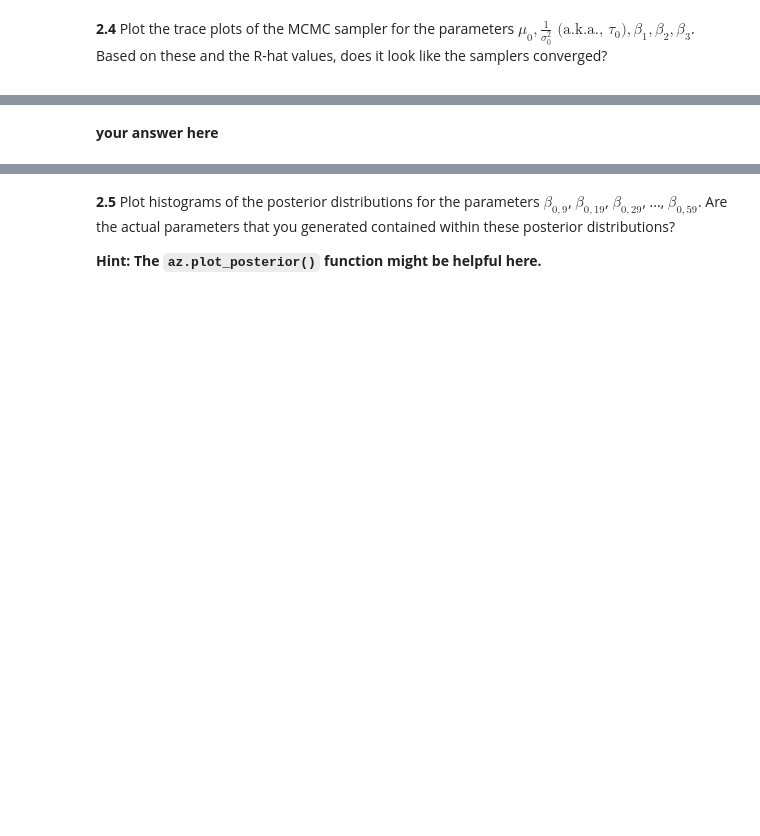
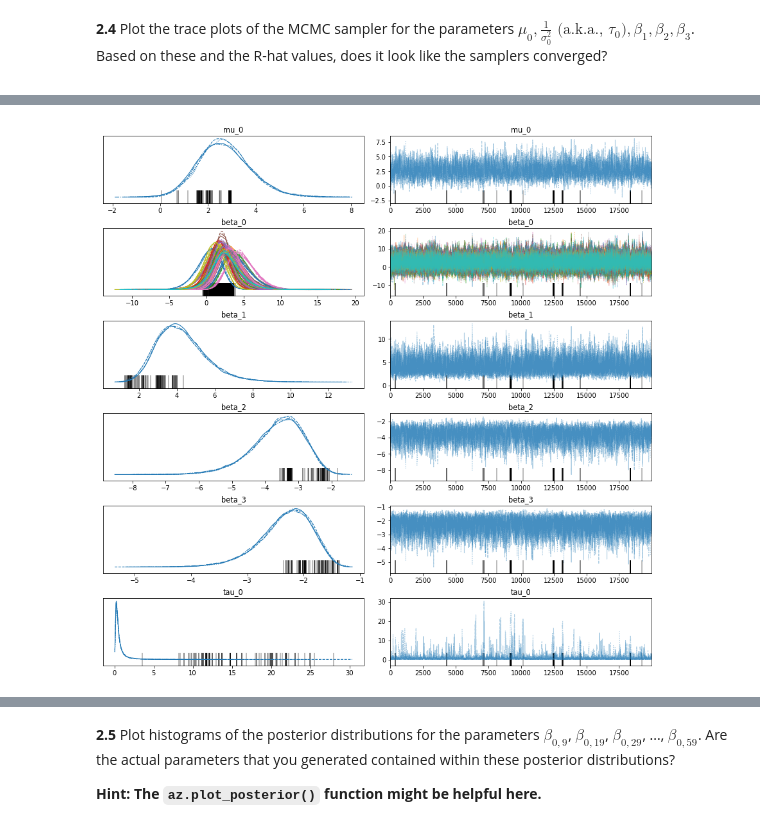
Before and after one commit to sebvargo/cs209b_hw2, a Jupyter notebook: cs109b_hw2.ipynb, the cells around one changed output, grey strips where cells are left out. Cells and saved outputs as stored; diff of their text form; code cells hidden in the pictures; blank space fills up the shorter version.

```diff
--- a/cs109b_hw2.ipynb
+++ b/cs109b_hw2.ipynb
@@ -682,6 +682,13 @@ with Model() as my_linear_model:
     p = logit(logit_p)
     Y_obs = pm.Bernoulli(name = 'Y_obs', logit_p=logit_p, observed = Y)
 
-model_to_graphviz(my_linear_model)
+display(model_to_graphviz(my_linear_model) )
+
+with my_linear_model:
+
+    print(f'Starting MCMC process')
+    # draw 2000 posterior samples and run the default number of chains = 4
+    trace = sample(draws = 20000, tune=1000, target_accept=0.975)
+    print(f'DONE')
 # %% [output]
 [drawing not drawn]
@@ -700,2 +715,5 @@ model_to_graphviz(my_linear_model)
-# %% [markdown]
-**your answer here**
+# %%
+from pymc3 import traceplot, compareplot, plot_posterior, forestplot
+traceplot(trace)
+# %% [output]
+[figure, added]
```
Also changed, not shown: parts of 20 cells of this notebook.
